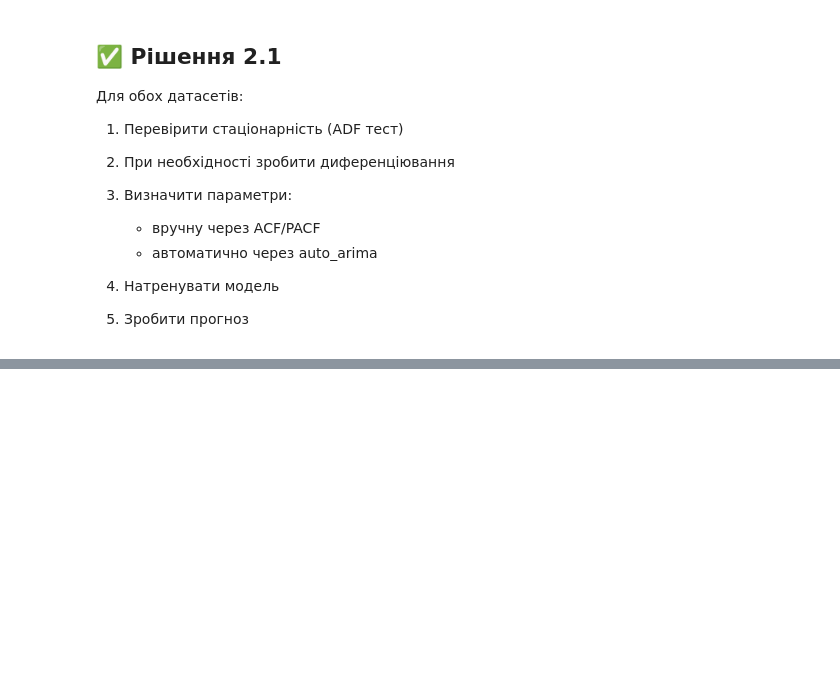
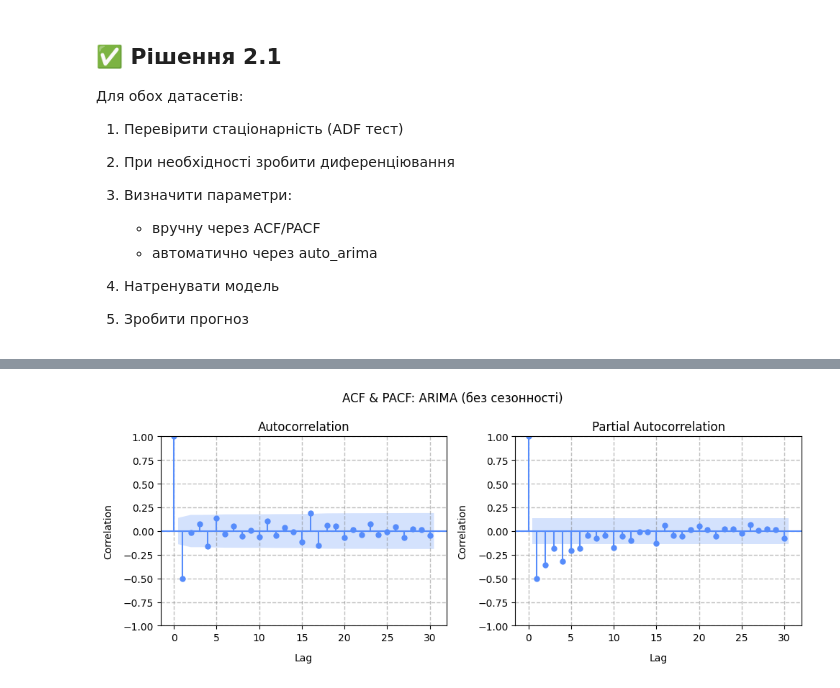
Before and after one commit to BogdanPinchuk/DataScience-PBY_HW16, a Jupyter notebook: Bohdan_Pinchuk_DS_HW16.ipynb, the cells around one changed output, grey strips where cells are left out. Saved outputs shown, nothing was run; the diff lists cells and outputs as text; code cells hidden in the pictures; blank space fills up the shorter version.

Commit message:
[Homework16] - calculated parameters for ARIMA

```diff
--- a/Bohdan_Pinchuk_DS_HW16.ipynb
+++ b/Bohdan_Pinchuk_DS_HW16.ipynb
@@ -504,0 +585,35 @@ MA(q)       | Обривається різко на q лагу | Затихає
+# %%
+# Graphic results
+
+import matplotlib.pyplot as plt
+from statsmodels.graphics.tsaplots import plot_acf, plot_pacf
+
+# Input data
+lags = 30
+data_set = output_ar
+
+# Solution
+_, axes = plt.subplots(1, 2, figsize=(10, 4), sharex=True)
+
+ax = axes[0]
+plot_acf(data_set, lags=lags, ax=ax)
+ax.grid(axis='both', visible=True, which='major', ls='--', linewidth=1.0, color='tab:gray')
+# ax.minorticks_on()
+# ax.grid(axis='both', visible=True, which='minor', ls=':', linewidth=0.5, color='tab:green')
+ax.set_xlabel("Lag", labelpad=10, loc='center', color='black')
+ax.set_ylabel("Correlation", labelpad=10, loc='center', color='black')
+
+ax = axes[1]
+plot_pacf(data_set, lags=lags, ax=ax)
+ax.grid(axis='both', visible=True, which='major', ls='--', linewidth=1.0, color='tab:gray')
+# ax.minorticks_on()
+# ax.grid(axis='both', visible=True, which='minor', ls=':', linewidth=0.5, color='tab:green')
+ax.set_xlabel("Lag", labelpad=10, loc='center', color='black')
+ax.set_ylabel("Correlation", labelpad=10, loc='center', color='black')
+
+plt.suptitle(f"ACF & PACF: {ds_arima_name}")
+
+plt.tight_layout()
+plt.show()
+# %% [output]
+[figure, added]
```
Also changed, not shown: parts of 7 cells of this notebook, 3 other files.
